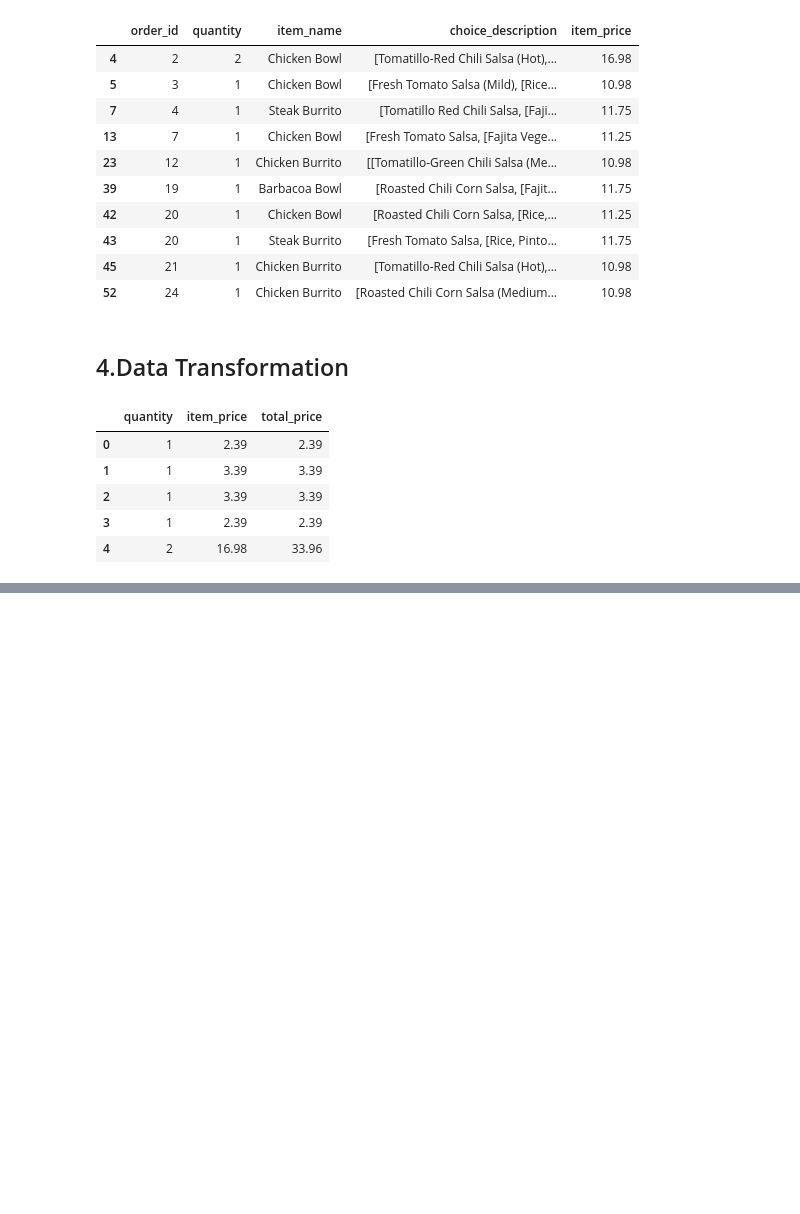
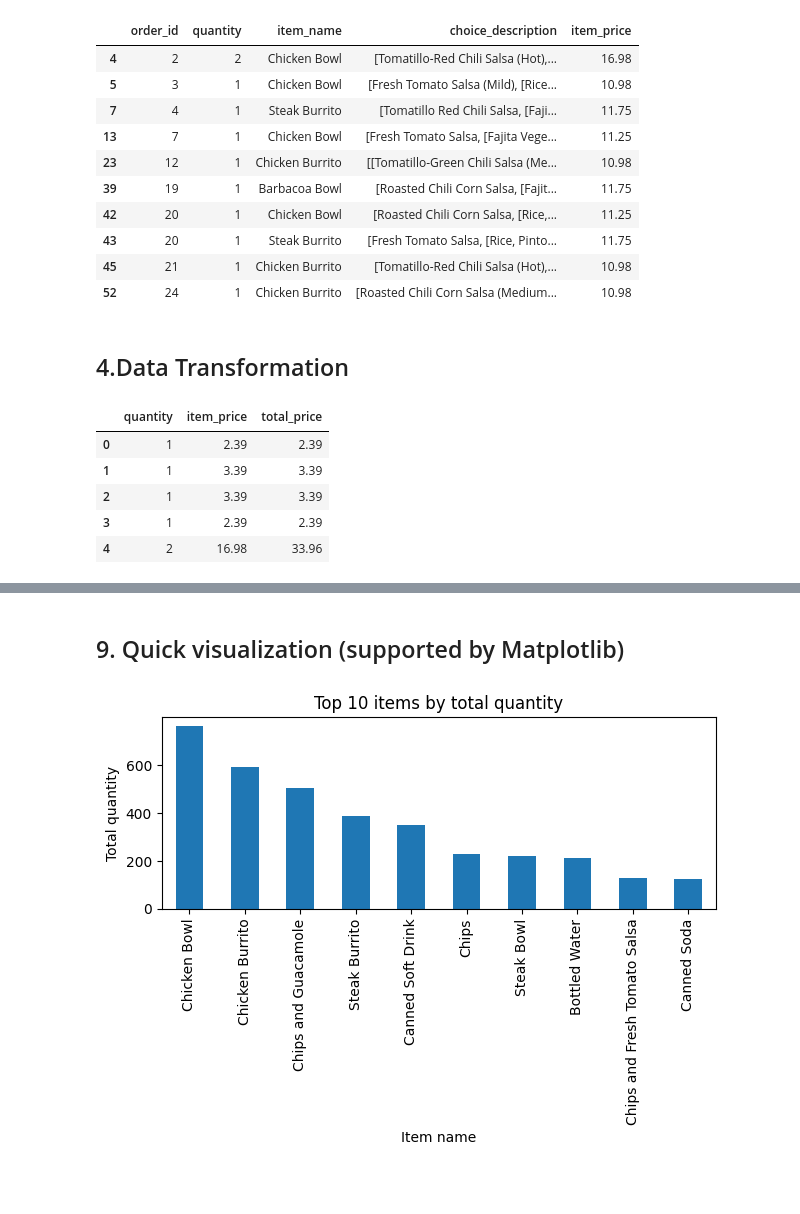
Before and after one commit to MarcusTheBot/pandas-tools-demo, a Jupyter notebook: pandas_tools_chipotle.ipynb, the cells around one changed output, grey strips where cells are left out. Saved outputs shown, nothing was run; the diff lists cells and outputs as text; code cells hidden in the pictures; blank space fills up the shorter version.

```diff
--- a/pandas_tools_chipotle.ipynb
+++ b/pandas_tools_chipotle.ipynb
@@ -86,0 +89,10 @@ df_clean[["quantity", "item_price", "total_price"]].head()
+# %%
+#op 10 món theo tổng số lượng bán (quantity)
+top_items = (
+    df_clean.groupby("item_name")["quantity"]
+    .sum()
+    .sort_values(ascending=False)
+    .head(10)
+)
+
+top_items
@@ -86,0 +181,13 @@ df_clean[["quantity", "item_price", "total_price"]].head()
+# %% [markdown]
+## 9. Quick visualization (supported by Matplotlib)
+# %%
+top_items.plot(kind="bar")
+plt.title("Top 10 items by total quantity")
+plt.xlabel("Item name")
+plt.ylabel("Total quantity")
+plt.tight_layout()
+plt.show()
+# %% [output]
+[figure, added]
+# %% [markdown]
+##
```
Also changed, not shown: parts of 8 cells of this notebook.
